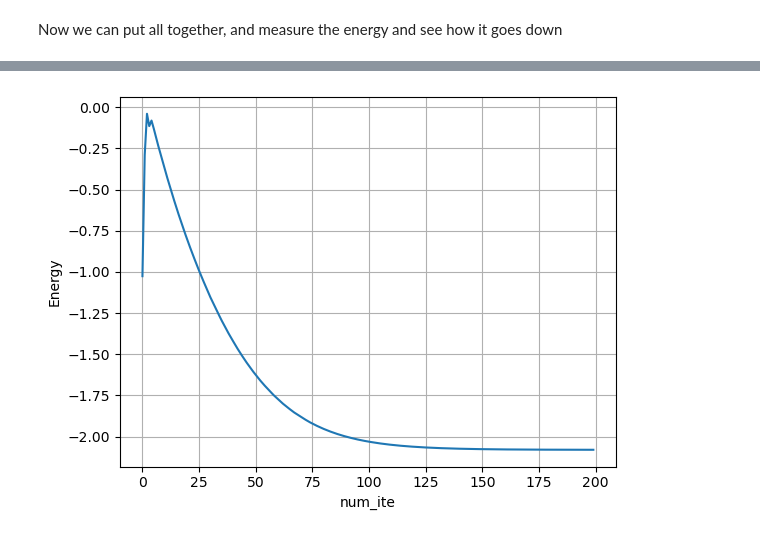
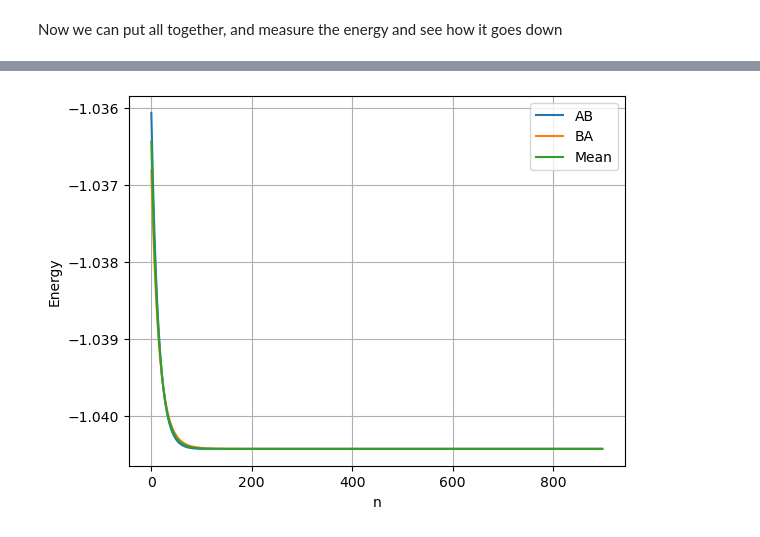
Before and after one commit to lukyluket/Tensor_network_course, a Jupyter notebook: notebooks_with_solutions/nineth_class.ipynb, the cells around one changed output, grey strips where cells are left out. Saved outputs shown, nothing was run; the diff lists cells and outputs as text; code cells hidden in the pictures.

```diff
--- a/notebooks_with_solutions/nineth_class.ipynb
+++ b/notebooks_with_solutions/nineth_class.ipynb
@@ -225,18 +225,18 @@ def compute_energy(sAB,sBA,A,B,ham):
         return energy
 def perform_one_step(sAB,sBA,A,B,ham,gate):
     v0=np.random.rand(chi**2)
-    sigma_BA,sigma_AB = multiply_by_vector_left(v0,sAB,sBA, A, B)
-    mu_BA,mu_AB = multiply_by_vector_left(v0,sAB,sBA, A, B)
-    B,A,sBA = orthogonal_center(sBA,B,A,sigma_BA,mu_BA)
+    #sigma_BA,sigma_AB = multiply_by_vector_left(v0,sAB,sBA, A, B)
+    #mu_BA,mu_AB = multiply_by_vector_left(v0,sAB,sBA, A, B)
+    #B,A,sBA = orthogonal_center(sBA,B,A,sigma_BA,mu_BA)
     A,B,sAB = A_B_sAB_from_theta(sAB,sBA,A,B,gate)
     energy_AB = compute_energy(sAB,sBA,A,B,ham)
-    sigma_BA,sigma_AB = multiply_by_vector_left(v0,sAB,sBA, A, B)
-    mu_BA,mu_AB = multiply_by_vector_left(v0,sAB,sBA, A, B)
-    A,B,sAB = orthogonal_center(sAB,A,B,sigma_AB,mu_AB)
+    #sigma_BA,sigma_AB = multiply_by_vector_left(v0,sAB,sBA, A, B)
+    #mu_BA,mu_AB = multiply_by_vector_left(v0,sAB,sBA, A, B)
+    #A,B,sAB = orthogonal_center(sAB,A,B,sigma_AB,mu_AB)
     B,A,sBA = A_B_sAB_from_theta(sBA,sAB,B,A,gate)
     energy_BA= compute_energy(sBA,sAB,B,A,ham)
-    print('Energy_AB ='+"{:10.4f}".format(energy_AB))
-    print('Energy_BA ='+"{:10.4f}".format(energy_BA))
+    #print('Energy_AB ='+"{:10.4f}".format(energy_AB))
+    #print('Energy_BA ='+"{:10.4f}".format(energy_BA))
     return sAB,sBA,A,B,energy_AB,energy_BA
 
 
@@ -266,7 +266,7 @@ gate = LA.expm(-delta_t*ham).reshape(d,d,d,d)
 ham =  ham.reshape(d,d,d,d)
 ene_ab=[]
 ene_ba =[]
-tot_ite =200
+tot_ite =1000
 for _ in range(tot_ite):
     sAB,sBA,A,B,energy_AB,energy_BA =  perform_one_step(sAB,sBA,A,B,ham,gate)
     ene_ab.append(energy_AB)
@@ -292,8 +274,13 @@ Energy_BA =-1.0403-0.0000j
 # %%
 import matplotlib.pyplot as plt
-plt.plot(np.array(ene_ab)+np.array(ene_ba))
-plt.xlabel('num_ite')
+i=100
+f=-1
+plt.plot(np.array(ene_ab[i:f]),label='AB')
+plt.plot(np.array(ene_ba[i:f]),label='BA')
+plt.plot((np.array(ene_ab[i:f])+np.array(ene_ba[i:f]))/2,label='Mean')
+plt.xlabel('n')
 plt.ylabel('Energy')
+plt.legend()
 plt.grid()
 # %% [output]
-[figure, old version]
+[figure, new version]
```
Also changed, not shown: parts of 3 cells of this notebook, 2 other files.
